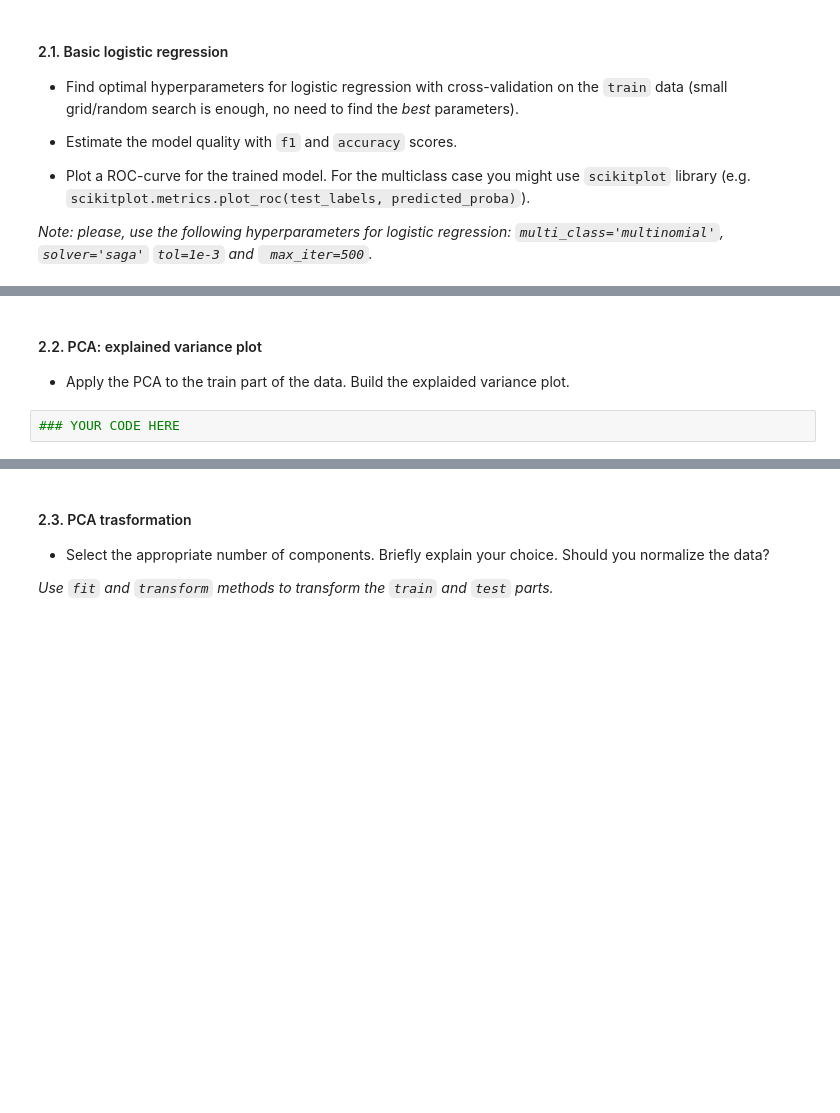
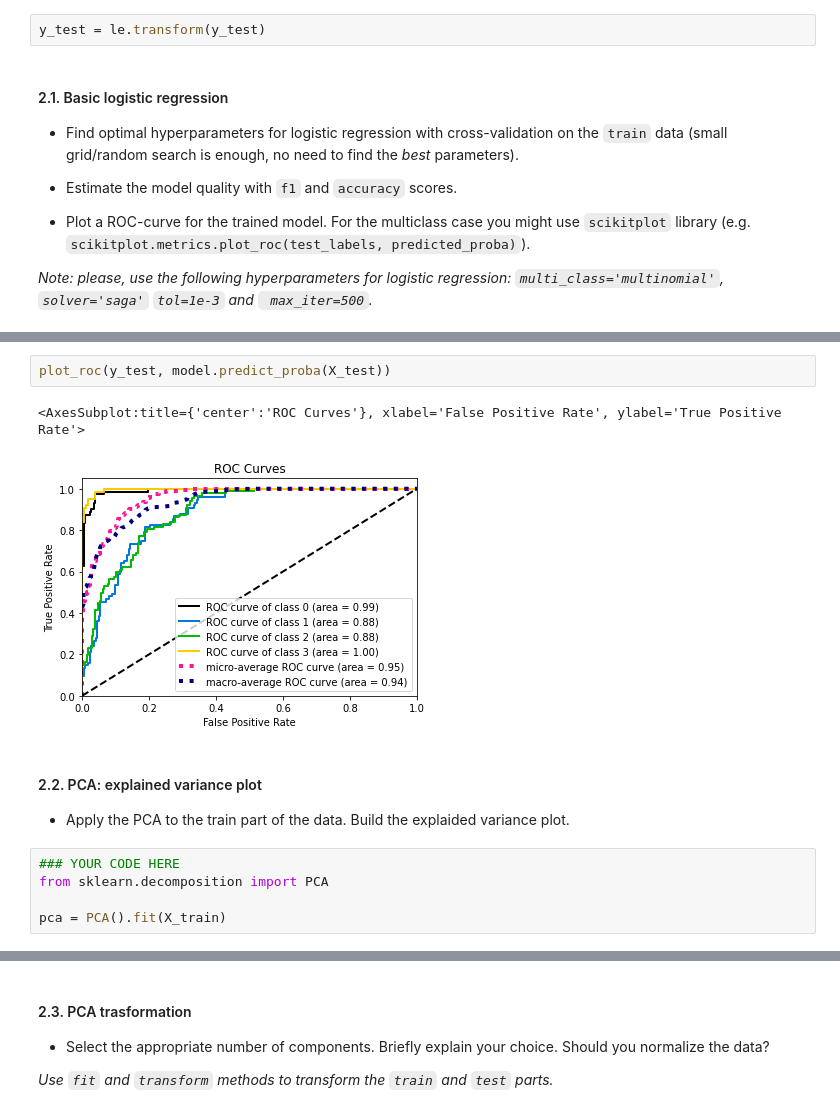
Before and after one commit to dcamvik2020/my-ml-mipt-2022-23, a Jupyter notebook: lab_1/Lab1_part2_ml_pipeline.ipynb, the cells around one changed output, grey strips where cells are left out. Drawn from its saved outputs; the diff is of its cells as text; blank space fills up the shorter version.

```diff
--- a/lab_1/Lab1_part2_ml_pipeline.ipynb
+++ b/lab_1/Lab1_part2_ml_pipeline.ipynb
@@ -103,3 +133,5 @@ Here you are supposed to perform the desired transformations. Please, explain yo
+# %%
+y_test = le.transform(y_test)
 # %% [markdown]
 #### 2.1. Basic logistic regression
 * Find optimal hyperparameters for logistic regression with cross-validation on the `train` data (small grid/random search is enough, no need to find the *best* parameters).
@@ -119,5 +237,13 @@ Here you are supposed to perform the desired transformations. Please, explain yo
+# %%
+plot_roc(y_test, model.predict_proba(X_test))
+# %% [output]
+<AxesSubplot:title={'center':'ROC Curves'}, xlabel='False Positive Rate', ylabel='True Positive Rate'>
+[figure, added]
 # %% [markdown]
 #### 2.2. PCA: explained variance plot
 * Apply the PCA to the train part of the data. Build the explaided variance plot.
 # %%
 ### YOUR CODE HERE
+from sklearn.decomposition import PCA
+
+pca = PCA().fit(X_train)
```
Also changed, not shown: parts of 42 cells of this notebook.
